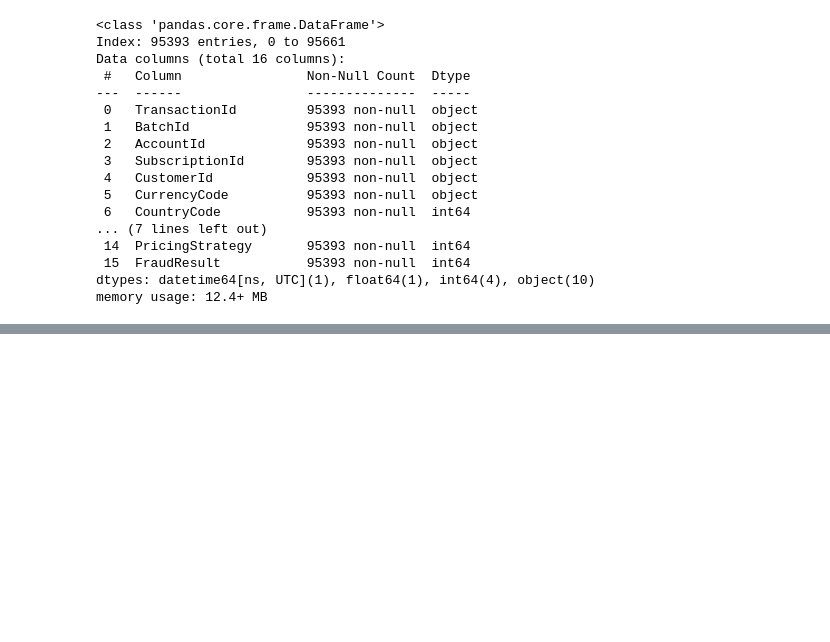
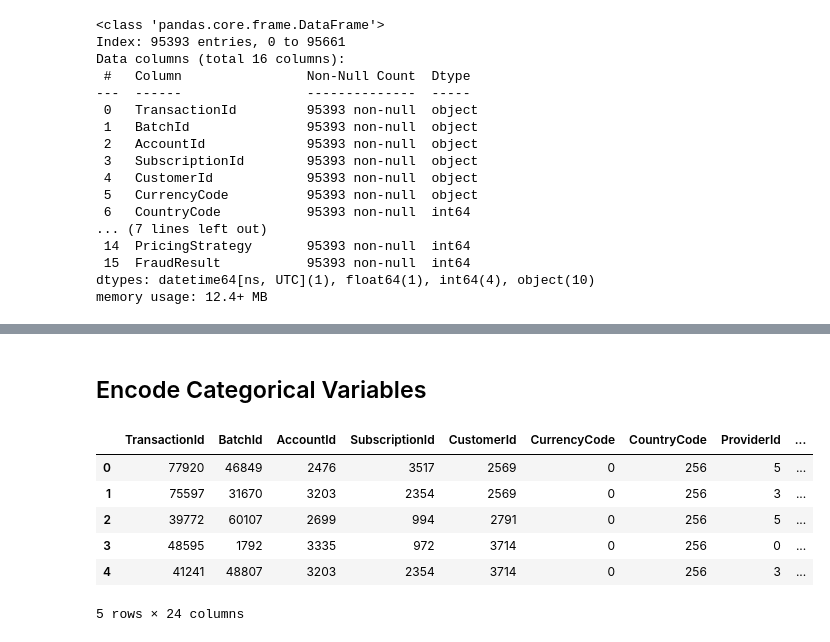
Before and after one commit to Daniel-Andarge/AiML-bati-bank-credit-scoring-model, a Jupyter notebook: notebooks/feature_engineering.ipynb, the cells around one changed output, grey strips where cells are left out. Drawn from its saved outputs; the diff is of its cells as text; code cells hidden in the pictures; blank space fills up the shorter version.

```diff
--- a/notebooks/feature_engineering.ipynb
+++ b/notebooks/feature_engineering.ipynb
@@ -36,0 +95,14 @@ memory usage: 12.4+ MB
+# %% [markdown]
+## Encode Categorical Variables
+# %%
+processed_data = encode_categorical_variables(processed_data)
+# %%
+processed_data.head()
+# %% [output]
+|  | TransactionId | BatchId | AccountId | SubscriptionId | CustomerId | CurrencyCode | CountryCode | ProviderId | ... |
+| 0 | 77920 | 46849 | 2476 | 3517 | 2569 | 0 | 256 | 5 | ... |
+| 1 | 75597 | 31670 | 3203 | 2354 | 2569 | 0 | 256 | 3 | ... |
+| 2 | 39772 | 60107 | 2699 | 994 | 2791 | 0 | 256 | 5 | ... |
+| 3 | 48595 | 1792 | 3335 | 972 | 3714 | 0 | 256 | 0 | ... |
+| 4 | 41241 | 48807 | 3203 | 2354 | 3714 | 0 | 256 | 3 | ... |
+5 rows × 24 columns
```
Also changed, not shown: parts of 16 cells of this notebook, 2 other files.
